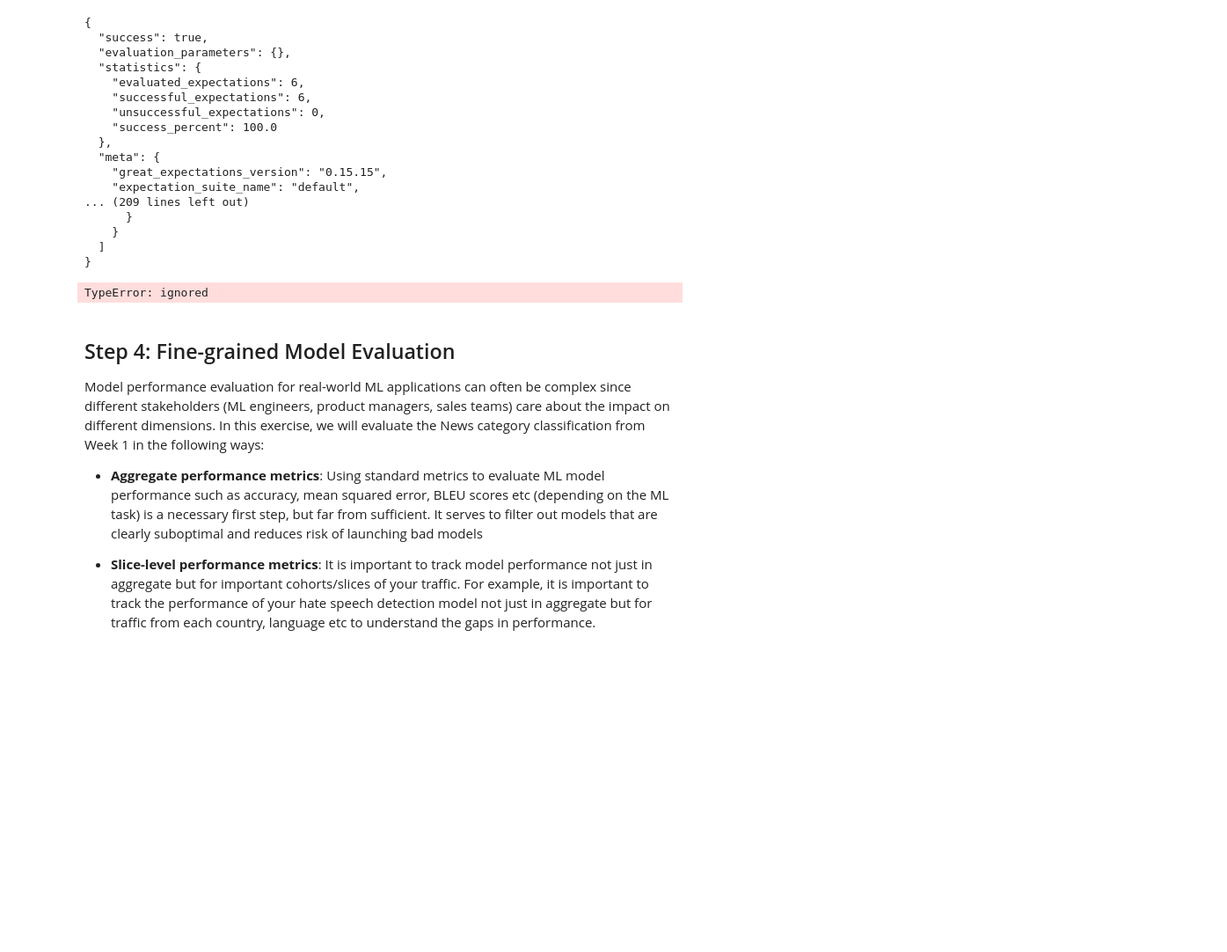
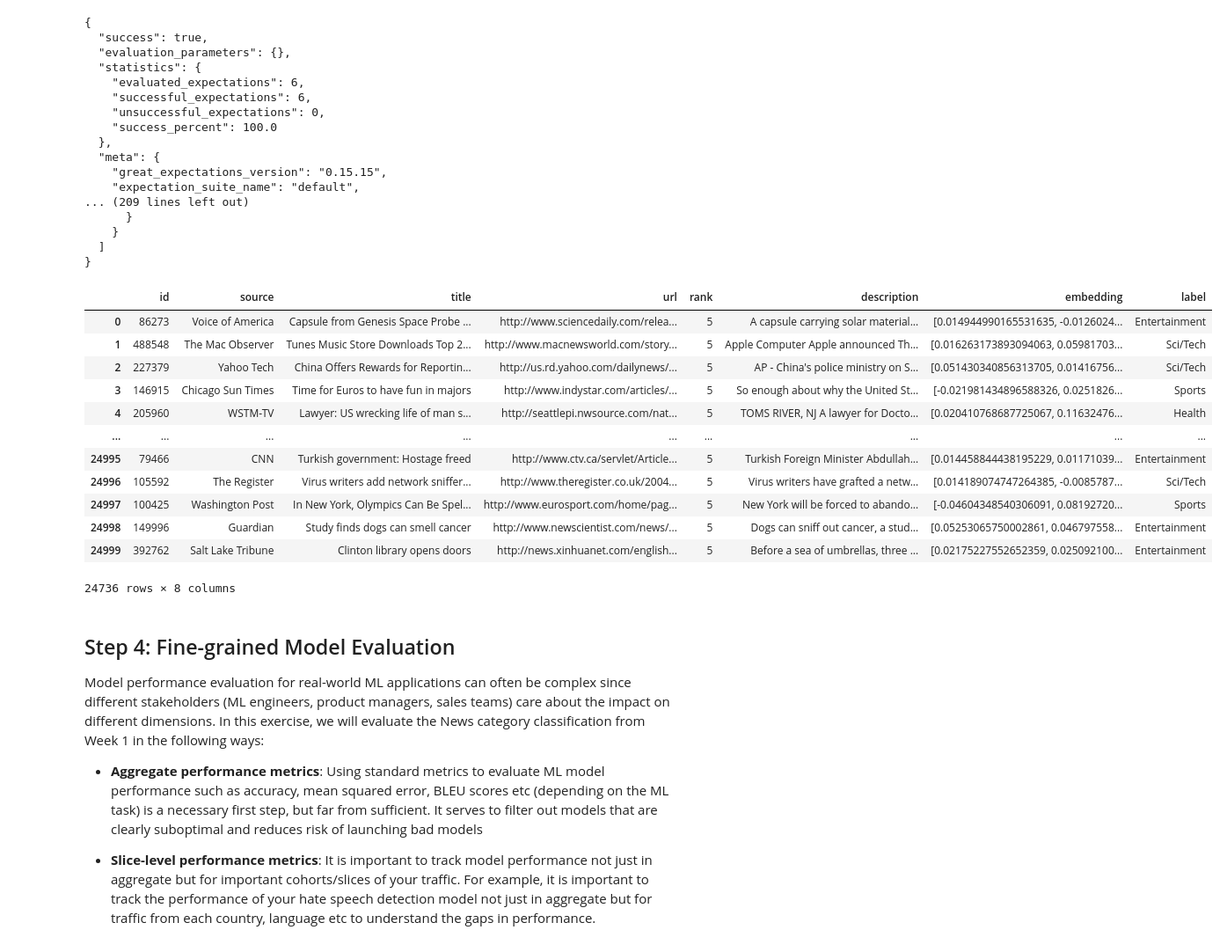
Before and after one commit to kaleynguyen/corise-mlops, a Jupyter notebook: notebooks/Week_2_starter.ipynb, the cells around one changed output. Shown at 88% size. Drawn from its saved outputs; the diff is of its cells as text; code cells hidden in the pictures; blank space fills up the shorter version.

```diff
--- a/notebooks/Week_2_starter.ipynb
+++ b/notebooks/Week_2_starter.ipynb
@@ -339,12 +338,24 @@ and create a new Datasets_filtered object with the filtered datasets
 """
 
 Datasets_filtered = {}
-Datasets_filtered['train'] = Datasets['train']['description'] != ''
-Datasets_filtered['test'] = Datasets['test']
+Datasets_filtered['train'] = Dataframes['train'][Dataframes['train']['description'] != '']
+Datasets_filtered['test'] = Dataframes['test'][Dataframes['test']['description'] != '']
-# %% [output]
-TypeError: ignored
 # %%
-Datasets['train']
+Datasets_filtered['train']
+# %% [output]
+|  | id | source | title | url | rank | description | embedding | label |
+| 0 | 86273 | Voice of America | Capsule from Genesis Space Probe ... | http://www.sciencedaily.com/relea... | 5 | A capsule carrying solar material... | [0.014944990165531635, -0.0126024... | Entertainment |
+| 1 | 488548 | The Mac Observer | Tunes Music Store Downloads Top 2... | http://www.macnewsworld.com/story... | 5 | Apple Computer Apple announced Th... | [0.016263173893094063, 0.05981703... | Sci/Tech |
+| 2 | 227379 | Yahoo Tech | China Offers Rewards for Reportin... | http://us.rd.yahoo.com/dailynews/... | 5 | AP - China's police ministry on S... | [0.051430340856313705, 0.01416756... | Sci/Tech |
+| 3 | 146915 | Chicago Sun Times | Time for Euros to have fun in majors | http://www.indystar.com/articles/... | 5 | So enough about why the United St... | [-0.021981434896588326, 0.0251826... | Sports |
+| 4 | 205960 | WSTM-TV | Lawyer: US wrecking life of man s... | http://seattlepi.nwsource.com/nat... | 5 | TOMS RIVER, NJ A lawyer for Docto... | [0.020410768687725067, 0.11632476... | Health |
+| ... | ... | ... | ... | ... | ... | ... | ... | ... |
+| 24995 | 79466 | CNN | Turkish government: Hostage freed | http://www.ctv.ca/servlet/Article... | 5 | Turkish Foreign Minister Abdullah... | [0.014458844438195229, 0.01171039... | Entertainment |
+| 24996 | 105592 | The Register | Virus writers add network sniffer... | http://www.theregister.co.uk/2004... | 5 | Virus writers have grafted a netw... | [0.014189074747264385, -0.0085787... | Sci/Tech |
+| 24997 | 100425 | Washington Post | In New York, Olympics Can Be Spel... | http://www.eurosport.com/home/pag... | 5 | New York will be forced to abando... | [-0.04604348540306091, 0.08192720... | Sports |
+| 24998 | 149996 | Guardian | Study finds dogs can smell cancer | http://www.newscientist.com/news/... | 5 | Dogs can sniff out cancer, a stud... | [0.05253065750002861, 0.046797558... | Entertainment |
+| 24999 | 392762 | Salt Lake Tribune | Clinton library opens doors | http://news.xinhuanet.com/english... | 5 | Before a sea of umbrellas, three ... | [0.02175227552652359, 0.025092100... | Entertainment |
+24736 rows × 8 columns
 # %% [markdown]
 ## Step 4: Fine-grained Model Evaluation
 
```
Also changed, not shown: parts of 13 cells of this notebook.
